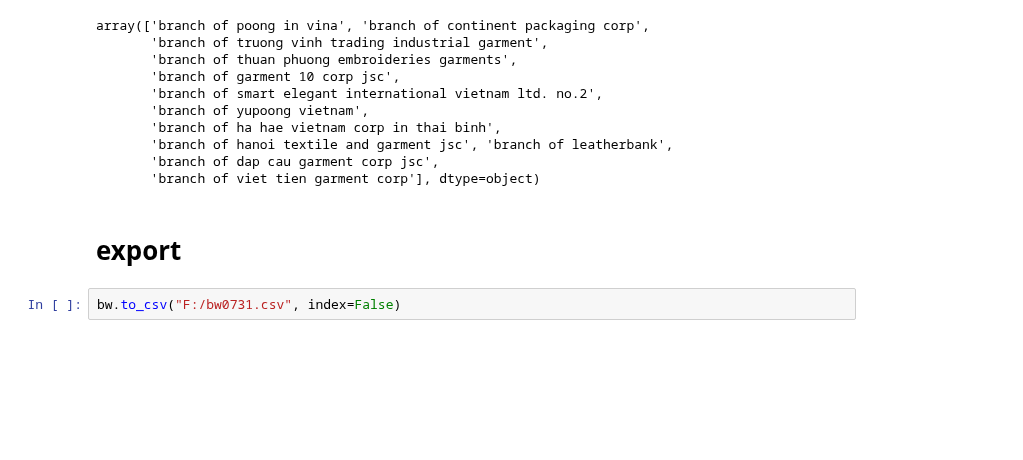
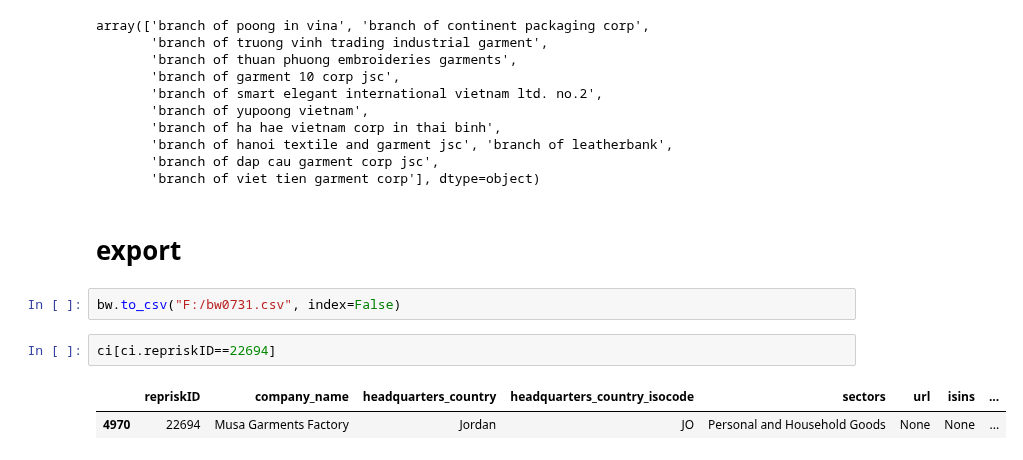
Before and after one commit to xolyn/labor_audit, a Jupyter notebook: LingyuZhou/w9/w9.ipynb, the cells around one changed output. Drawn from its saved outputs; the diff is of its cells as text; blank space fills up the shorter version.

```diff
--- a/LingyuZhou/w9/w9.ipynb
+++ b/LingyuZhou/w9/w9.ipynb
@@ -353,3 +357,8 @@ array(['branch of poong in vina', 'branch of continent packaging corp',
 # export
 # %%
 bw.to_csv("F:/bw0731.csv", index=False)
+# %%
+ci[ci.repriskID==22694]
+# %% [output]
+|  | repriskID | company_name | headquarters_country | headquarters_country_isocode | sectors | url | isins | ... |
+| 4970 | 22694 | Musa Garments Factory | Jordan | JO | Personal and Household Goods | None | None | ... |
```
Also changed, not shown: parts of 2 cells of this notebook, 2 other files.
